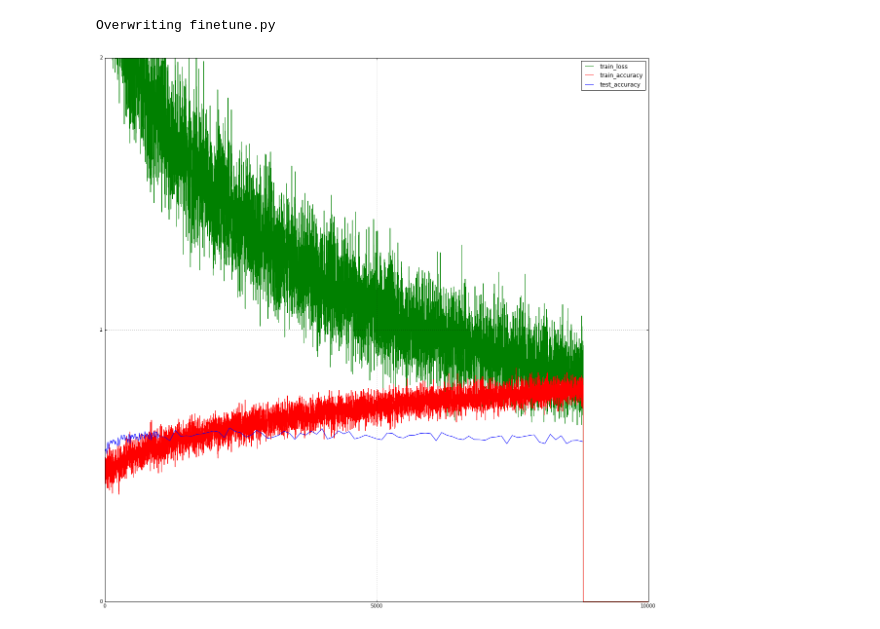
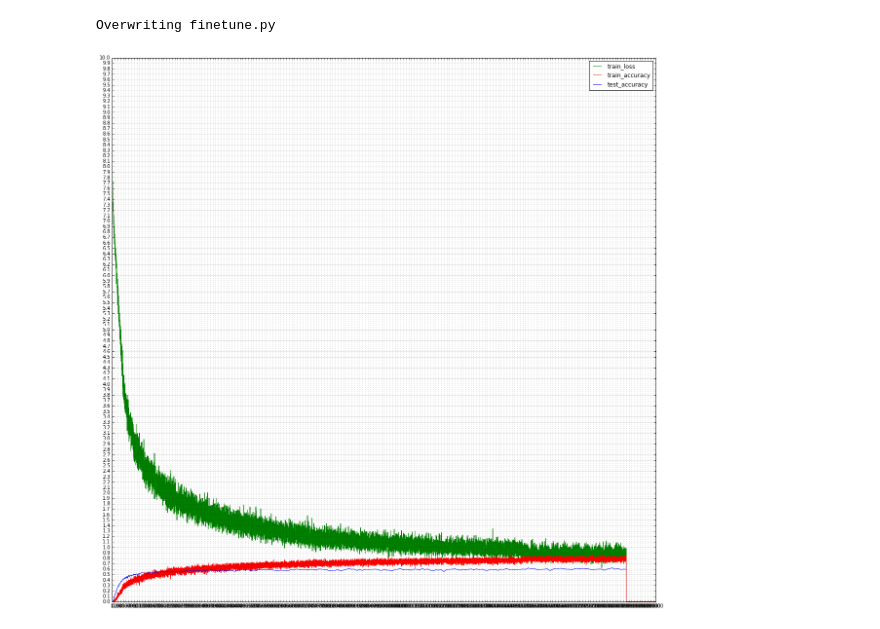
Before and after one commit to Definiter/occlusion-project, a Jupyter notebook: src/finetune.ipynb, the cells around one changed output. Drawn from its saved outputs; the diff is of its cells as text; code cells hidden in the pictures.

```diff
--- a/src/finetune.ipynb
+++ b/src/finetune.ipynb
@@ -22,14 +22,14 @@ model_type_str = args.model_type_str
 '''
 gpu = 0
 model_name = '0'
-model_type_str = '1k_crop_obj'
+model_type_str = '1k_nocrop_obj'
 '''
 
 ####################
 
 import caffe
 
-niter = 40000
+niter = 30000
 # Losses will also be stored in the log.
 train_loss = np.zeros(niter)
 train_accuracy = np.zeros(niter)
@@ -118,35 +118,35 @@ import matplotlib.pyplot as plt
 import os
 import cPickle
 %matplotlib inline
 
 plt.rcParams['figure.figsize'] = (20, 20)
 
-x_range = [0, 10000]
-x_unit = 5000
+x_range = [0, 20000]
+x_unit = 100
 
-y_range = [0, 2]
-y_unit = 1
+y_range = [0, 10]
+y_unit = 0.1
 
 # Curves.
 plt.plot(train_loss, zorder = 0, color = 'g')
 plt.plot(train_accuracy, zorder = 1, color = 'r')
 keys = sorted(test_accuracy.keys())
 values = [test_accuracy[key] for key in keys]
 plt.plot(keys, values, zorder = 2, color = 'b')
 plt.legend(['train_loss', 'train_accuracy', 'test_accuracy'], loc='upper right')
 
 # Grid.
 ax = plt.gca()
 ax.set_xlim(x_range)
 ax.set_ylim(y_range)
 ax.set_xticks(np.arange(x_range[0], x_range[1] + x_unit, x_unit))
 ax.set_xticks(np.arange(x_range[0], x_range[1] + x_unit, x_unit), minor=True)
 ax.set_yticks(np.arange(y_range[0], y_range[1] + y_unit, y_unit))
 ax.set_yticks(np.arange(y_range[0], y_range[1] + y_unit, y_unit), minor=True)
 ax.grid(which='both')
 ax.grid(which='minor', alpha=0.2)
 ax.grid(which='major', alpha=0.5)
 
 plt.show()
 # %% [output]
-[figure, old version]
+[figure, new version]
```
Also changed, not shown: 5 other files.
